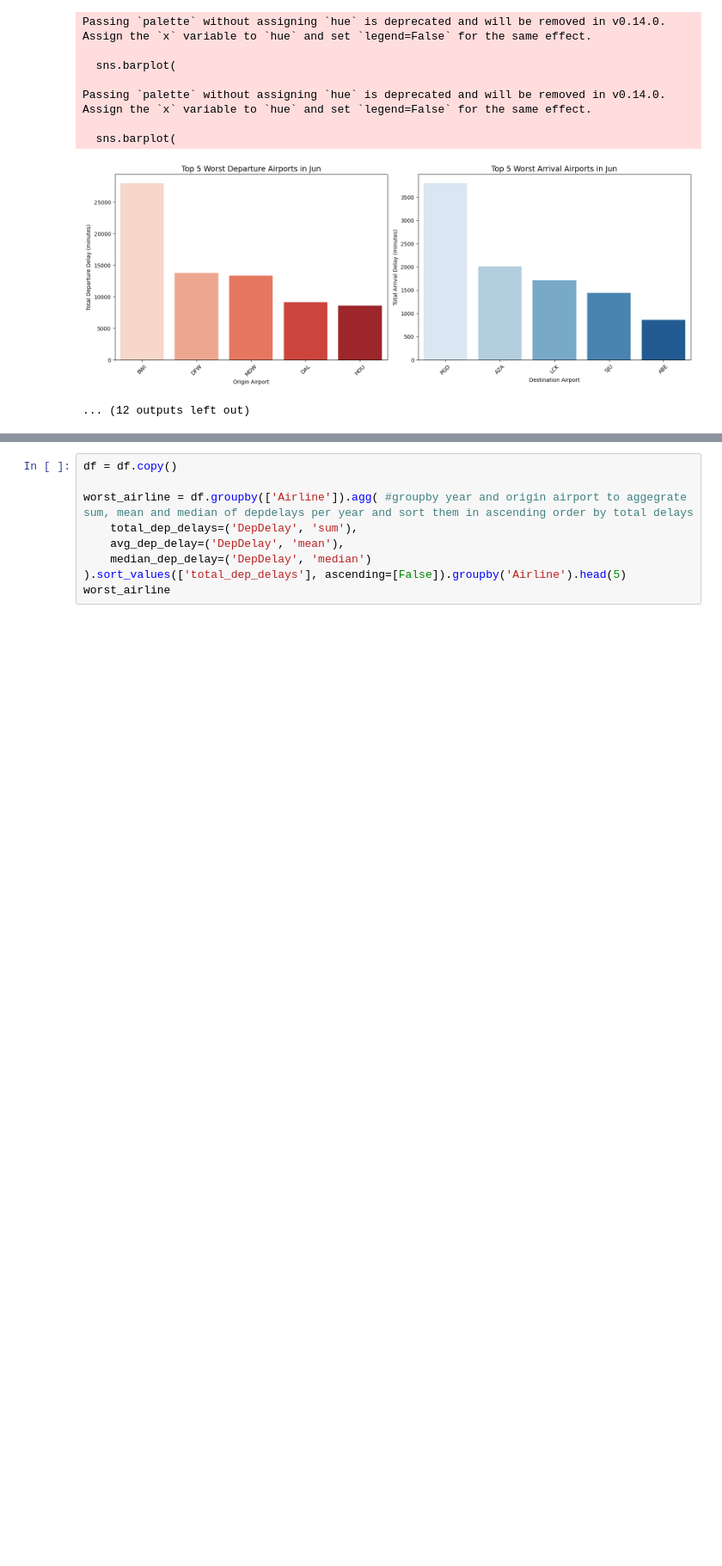
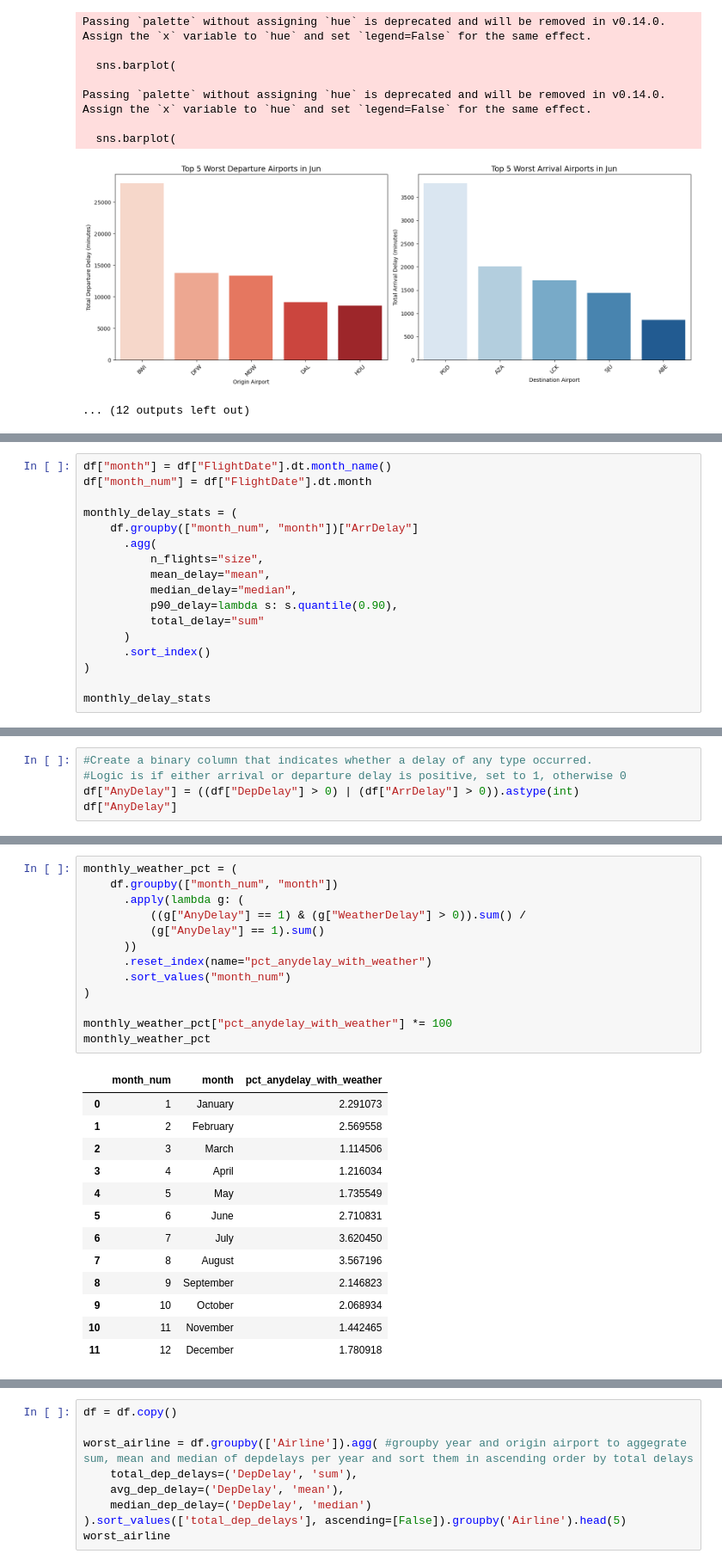
Before and after one commit to oubrando/eda-project, a Jupyter notebook: notebooks/airline_performance_project.ipynb, the cells around one changed output, grey strips where cells are left out. Shown at 86% size. Cells and saved outputs as stored; diff of their text form; blank space fills up the shorter version.

```diff
--- a/notebooks/airline_performance_project.ipynb
+++ b/notebooks/airline_performance_project.ipynb
@@ -1266,0 +1639,17 @@ We can confirm that consistenly, Dallas Fort-Worth International Airport has the
+# %%
+df["month"] = df["FlightDate"].dt.month_name()
+df["month_num"] = df["FlightDate"].dt.month
+
+monthly_delay_stats = (
+    df.groupby(["month_num", "month"])["ArrDelay"]
+      .agg(
+          n_flights="size",
+          mean_delay="mean",
+          median_delay="median",
+          p90_delay=lambda s: s.quantile(0.90),
+          total_delay="sum"
+      )
+      .sort_index()
+)
+
+monthly_delay_stats
@@ -1266,0 +1779,5 @@ We can confirm that consistenly, Dallas Fort-Worth International Airport has the
+# %%
+#Create a binary column that indicates whether a delay of any type occurred.
+#Logic is if either arrival or departure delay is positive, set to 1, otherwise 0
+df["AnyDelay"] = ((df["DepDelay"] > 0) | (df["ArrDelay"] > 0)).astype(int)
+df["AnyDelay"]
@@ -1266,0 +1797,27 @@ We can confirm that consistenly, Dallas Fort-Worth International Airport has the
+# %%
+monthly_weather_pct = (
+    df.groupby(["month_num", "month"])
+      .apply(lambda g: (
+          ((g["AnyDelay"] == 1) & (g["WeatherDelay"] > 0)).sum() /
+          (g["AnyDelay"] == 1).sum()
+      ))
+      .reset_index(name="pct_anydelay_with_weather")
+      .sort_values("month_num")
+)
+
+monthly_weather_pct["pct_anydelay_with_weather"] *= 100
+monthly_weather_pct
+# %% [output]
+|  | month_num | month | pct_anydelay_with_weather |
+| 0 | 1 | January | 2.291073 |
+| 1 | 2 | February | 2.569558 |
+| 2 | 3 | March | 1.114506 |
+| 3 | 4 | April | 1.216034 |
+| 4 | 5 | May | 1.735549 |
+| 5 | 6 | June | 2.710831 |
+| 6 | 7 | July | 3.620450 |
+| 7 | 8 | August | 3.567196 |
+| 8 | 9 | September | 2.146823 |
+| 9 | 10 | October | 2.068934 |
+| 10 | 11 | November | 1.442465 |
+| 11 | 12 | December | 1.780918 |
```
Also changed, not shown: parts of 191 cells of this notebook.
